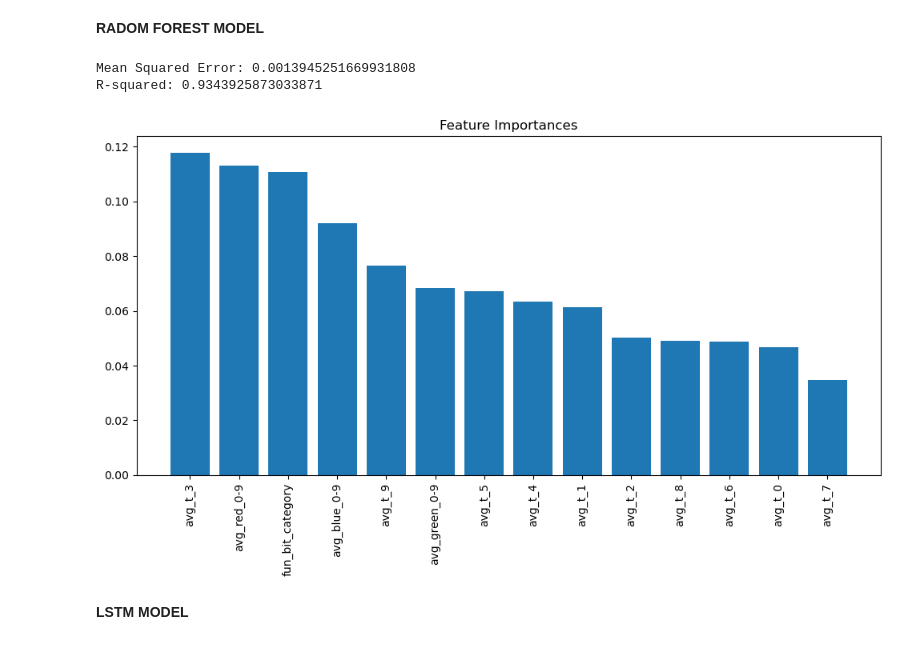
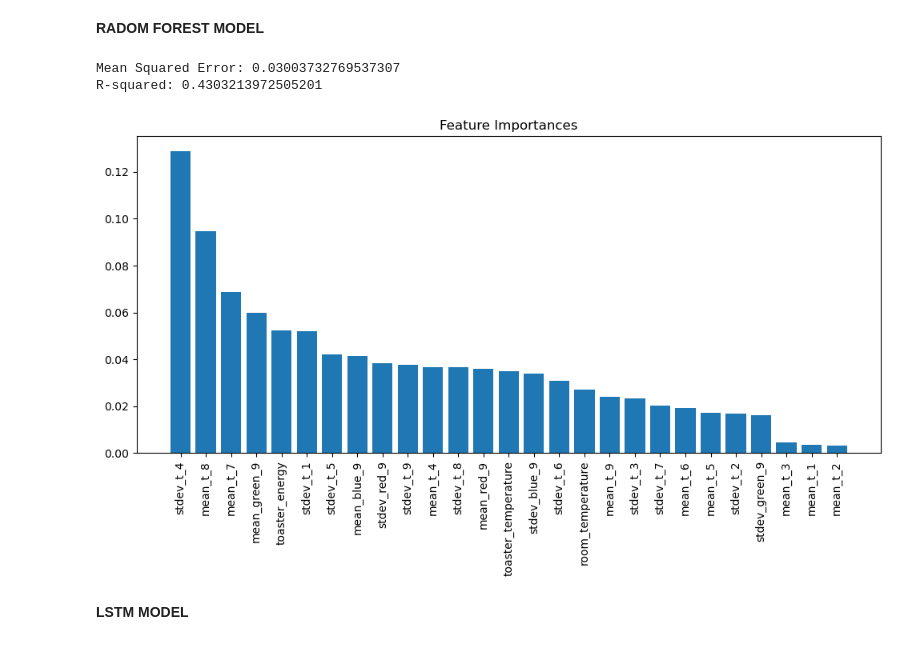
Before and after one commit to LambdaLambdaLambda/read_thermal.py, a Jupyter notebook: acrylamide_prediction_model.ipynb, the cells around one changed output. Saved outputs shown, nothing was run; the diff lists cells and outputs as text; code cells hidden in the pictures.

```diff
--- a/acrylamide_prediction_model.ipynb
+++ b/acrylamide_prediction_model.ipynb
@@ -50,0 +15,10 @@ print(df)
+# %%
+#bread_type = 'brown_bread'
+bread_type = 'white_bread'
+source_csv = f'dataframe_{bread_type}_normalized.csv'
+
+df = pd.read_csv(source_csv)
+df = df.dropna()
+# Optionally, you can reset the index after dropping rows
+df.reset_index(drop=True, inplace=True)
+print(df)
@@ -52,42 +44,42 @@ print(df)
 **RADOM FOREST MODEL**
 # %%
 # Separate features and target variable
-X = df.drop(columns=['acrylamide_density'])
+X = df.drop(columns=['acrylamide_density', 'mean_t_0', 'stdev_t_0'])# do not consider the temperature data for the first picture because it's very noisy
 y = df['acrylamide_density']
 
 # 2. Splitting the data into training and testing sets
 X_train, X_test, y_train, y_test = train_test_split(
     X, y, test_size=0.2, random_state=42)
 
 # 3. Model training
 # Using RandomForestRegressor as an example
 model = RandomForestRegressor(n_estimators=100, random_state=42)
 model.fit(X_train, y_train)
 
 # 4. Predictions and Evaluation
 y_pred = model.predict(X_test)
 
 # Calculate evaluation metrics
 mse = mean_squared_error(y_test, y_pred)
 r2 = r2_score(y_test, y_pred)
 
 print(f"Mean Squared Error: {mse}")
 print(f"R-squared: {r2}")
 
 # Optionally, plot feature importance if using Random Forest
 importance = model.feature_importances_
 indices = np.argsort(importance)[::-1]
 
 plt.figure(figsize=(10, 6))
 plt.title('Feature Importances')
 plt.bar(range(X.shape[1]), importance[indices], align='center')
 plt.xticks(range(X.shape[1]), X.columns[indices], rotation=90)
 plt.tight_layout()
 plt.show()
 # %% [output]
-Mean Squared Error: 0.0013945251669931808
-R-squared: 0.9343925873033871
+Mean Squared Error: 0.03003732769537307
+R-squared: 0.4303213972505201
-[figure, old version]
+[figure, new version]
 # %% [markdown]
 **LSTM MODEL**
 # %%
```
Also changed, not shown: parts of 8 cells of this notebook, 26 other files.
